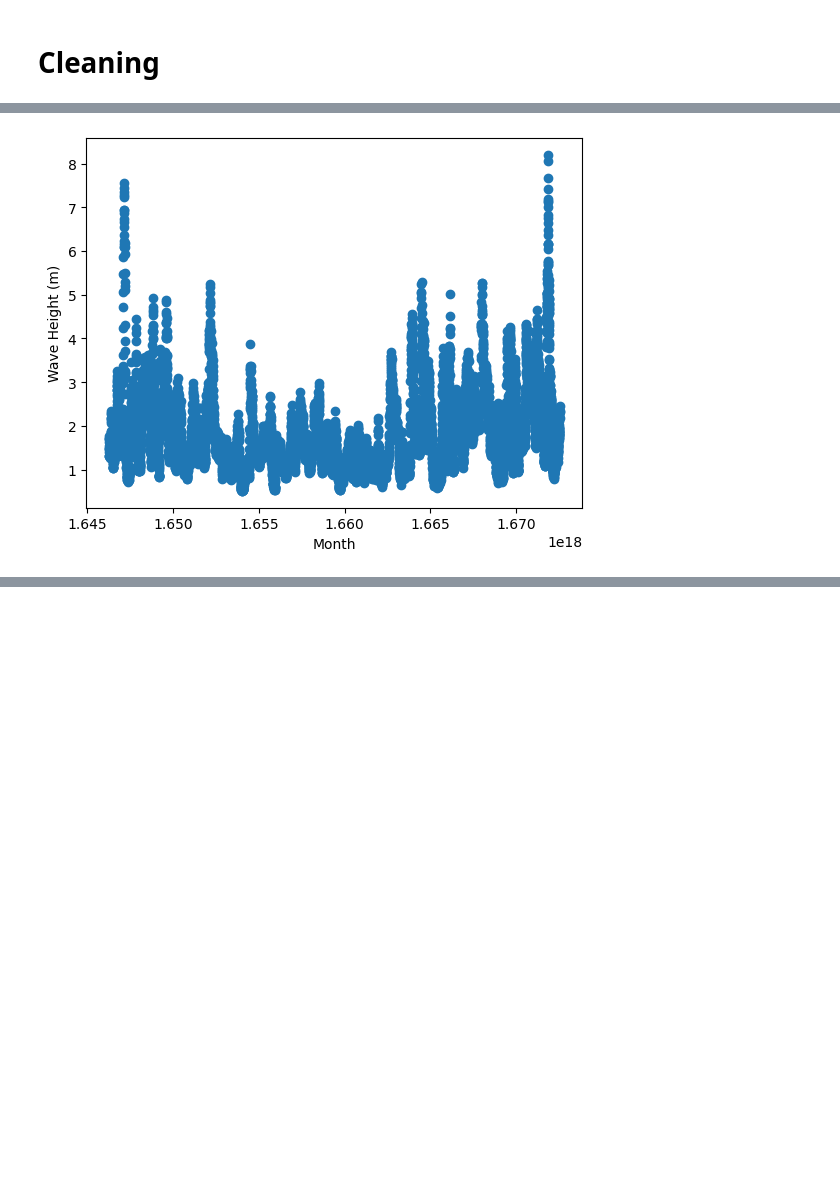
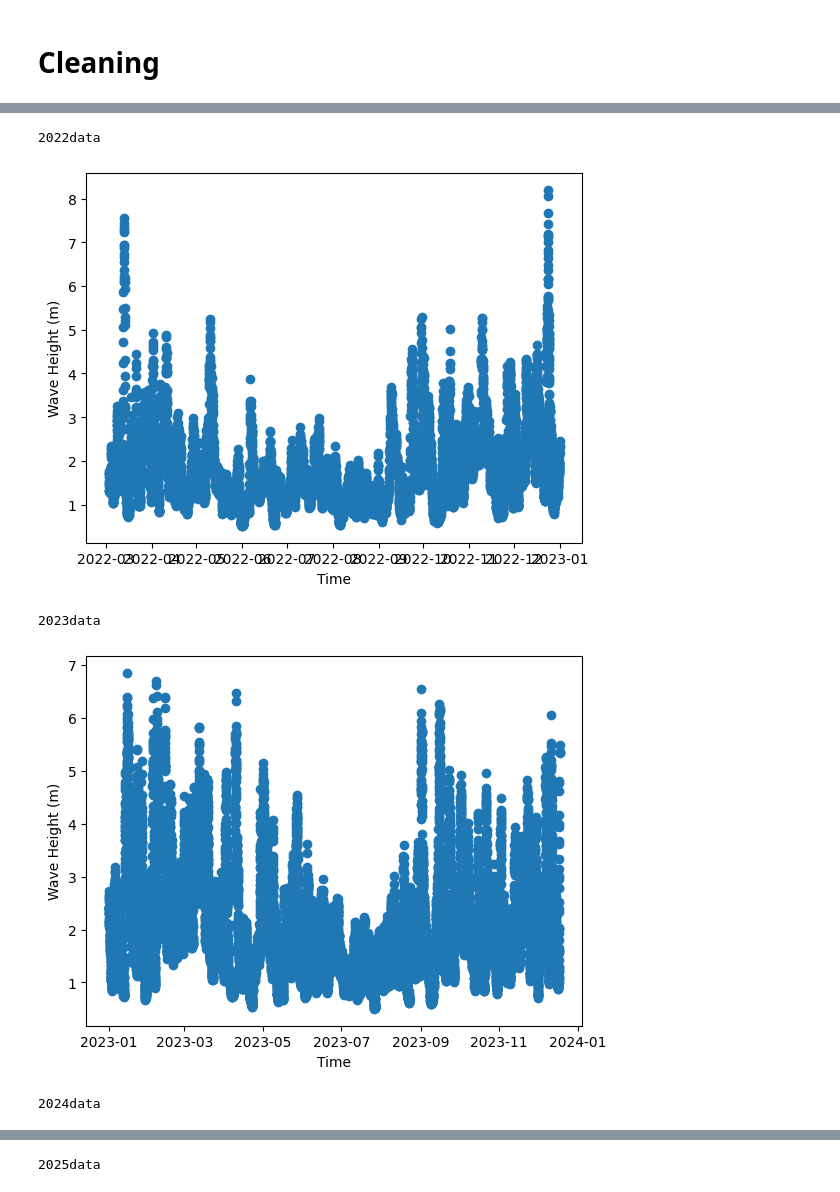
Before and after one commit to serene-b/wavecast, a Jupyter notebook: notebooks/01_exploration.ipynb, the cells around one changed output, grey strips where cells are left out. Saved outputs shown, nothing was run; the diff lists cells and outputs as text; code cells hidden in the pictures; blank space fills up the shorter version.

```diff
--- a/notebooks/01_exploration.ipynb
+++ b/notebooks/01_exploration.ipynb
@@ -115,0 +171,15 @@ data2022v2['time'] = pd.to_datetime(
+# %%
+for name, df in clean_data_files.items():
+    df['time'] = pd.to_datetime(
+        df[['Y','M','D','h','m']].rename(
+            columns={'Y':'year','M':'month','D':'day','h':'hour','m':'minute'}
+        )
+    )
+    clean_data_files[name] = df
+# %%
+for name, df in clean_data_files.items():
+    clean_data_files[name] = df.set_index('time')
+# %%
+for name, df in clean_data_files.items():
+    print(name)
+    print(df.head())
@@ -116,10 +204,18 @@ data2022v2['time'] = pd.to_datetime(
+# %%
+for name, df in clean_data_files.items():
+    theta = np.radians(df["wind direction"])
+    df["wind_dir_x"] = np.cos(theta)
+    df["wind_dir_y"] = np.sin(theta)
 # %%
-x = pd.to_numeric(data2022v2["time"], errors="coerce")
-y = pd.to_numeric(data2022v2["Significant wave height"], errors="coerce")
-
-plt.scatter(x, y)
-plt.xlabel("Month")
-plt.ylabel("Wave Height (m)")
-plt.show()
+for name, df in clean_data_files.items():
+    print(name)
+    plt.scatter(df.index, df['Significant wave height'])
+    plt.xlabel("Time")
+    plt.ylabel("Wave Height (m)")
+    plt.show()
 # %% [output]
+2022data
-[figure, old version]
+[figure, new version]
+2023data
+[figure, added]
+2024data
@@ -125,0 +223 @@ plt.show()
+2025data
```
Also changed, not shown: parts of 29 cells of this notebook, 6 other files.
